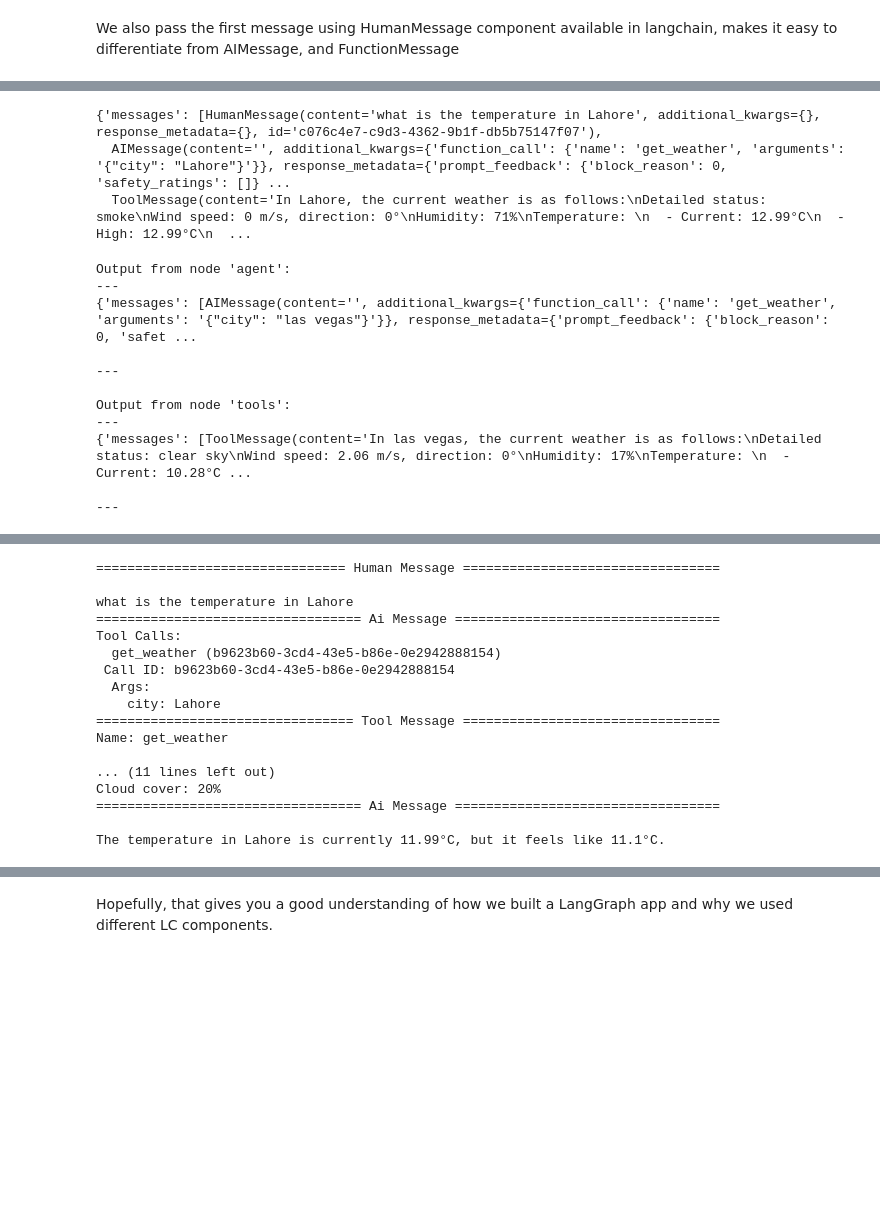
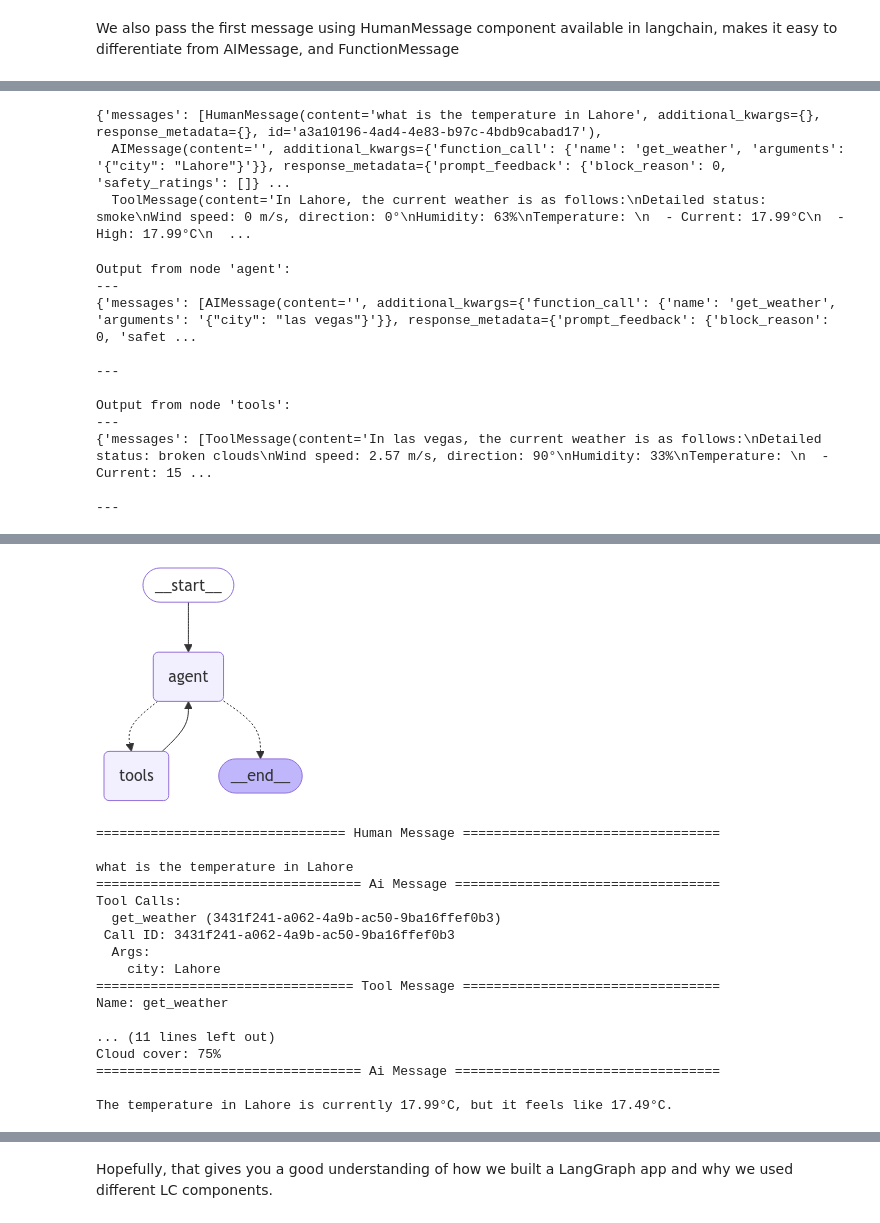
Before and after one commit to DevHammad0/agentic-ai-bootcamp, a Jupyter notebook: langgraph/Bootcamp_LangGraphLearning.ipynb, the cells around one changed output, grey strips where cells are left out. Drawn from its saved outputs; the diff is of its cells as text; code cells hidden in the pictures; blank space fills up the shorter version.

```diff
--- a/langgraph/Bootcamp_LangGraphLearning.ipynb
+++ b/langgraph/Bootcamp_LangGraphLearning.ipynb
@@ -560,6 +577,14 @@ class AgentState(TypedDict):
     messages: Annotated[list[AnyMessage], add_messages]
 # %% [markdown]
 Binding tool with agent (LLM Model) is made easy in langchain
+# %%
+# access environment variables
+
+from google.colab import userdata
+gemini_api_key = userdata.get('GEMINI_API_KEY')
+
+from google.colab import userdata
+openweathermap_api_key = userdata.get('OPENWEATHERMAP_API_KEY')
 # %%
 from langchain_google_genai import ChatGoogleGenerativeAI
 from langchain_community.utilities import OpenWeatherMapAPIWrapper
@@ -680,9 +705,9 @@ inputs = {"messages": [HumanMessage(content="what is the temperature in Lahore")
 # to_markdown(graph.invoke(inputs))
 graph.invoke(inputs)
 # %% [output]
-{'messages': [HumanMessage(content='what is the temperature in Lahore', additional_kwargs={}, response_metadata={}, id='c076c4e7-c9d3-4362-9b1f-db5b75147f07'),
+{'messages': [HumanMessage(content='what is the temperature in Lahore', additional_kwargs={}, response_metadata={}, id='a3a10196-4ad4-4e83-b97c-4bdb9cabad17'),
   AIMessage(content='', additional_kwargs={'function_call': {'name': 'get_weather', 'arguments': '{"city": "Lahore"}'}}, response_metadata={'prompt_feedback': {'block_reason': 0, 'safety_ratings': []} ...
-  ToolMessage(content='In Lahore, the current weather is as follows:\nDetailed status: smoke\nWind speed: 0 m/s, direction: 0°\nHumidity: 71%\nTemperature: \n  - Current: 12.99°C\n  - High: 12.99°C\n  ...
+  ToolMessage(content='In Lahore, the current weather is as follows:\nDetailed status: smoke\nWind speed: 0 m/s, direction: 0°\nHumidity: 63%\nTemperature: \n  - Current: 17.99°C\n  - High: 17.99°C\n  ...
 # %%
 inputs = {"messages": [HumanMessage(content="what is the temperature in las vegas")]}
 for output in graph.stream(inputs):
@@ -701,7 +726,7 @@ Output from node 'agent':
 
 Output from node 'tools':
 ---
-{'messages': [ToolMessage(content='In las vegas, the current weather is as follows:\nDetailed status: clear sky\nWind speed: 2.06 m/s, direction: 0°\nHumidity: 17%\nTemperature: \n  - Current: 10.28°C ...
+{'messages': [ToolMessage(content='In las vegas, the current weather is as follows:\nDetailed status: broken clouds\nWind speed: 2.57 m/s, direction: 90°\nHumidity: 33%\nTemperature: \n  - Current: 15 ...
 
 ---
 # %% [markdown]
@@ -735,46 +760,59 @@ This is the intuition behind [ReAct](https://react-lm.github.io/), a general age
 This [general purpose architecture](https://blog.langchain.dev/planning-for-agents/) can be applied to many types of tools.
 
 ![Screenshot 2024-08-21 at 12.45.43 PM.png](https://cdn.prod.website-files.com/65b8cd72835ceeacd4449a53/66dbac0b4a2c1e5e02f3e78b_agent2.png)
+# %%
+from typing import TypedDict, Annotated
+from langgraph.graph import MessagesState
+from langchain_core.messages import AnyMessage,AIMessage, HumanMessage, SystemMessage
+from langgraph.graph.message import add_messages
+
+
+# Define a custom TypedDict that includes a list of messages with add_messages reducer
+class AgentState(TypedDict):
+    messages: Annotated[list[AnyMessage], add_messages]
 # %%
 # from langgraph.graph import Graph, END
 
 # workflow = Graph()
 
 # Or you could import StateGraph and pass AgentState to it
-from langgraph.graph import StateGraph, END
+from langgraph.graph import StateGraph, END, START
 from langgraph.prebuilt import ToolNode, tools_condition
 from langgraph.graph.state import CompiledStateGraph
+from langgraph.checkpoint.memory import MemorySaver
 
 workflow = StateGraph(AgentState)
 
 tools = [get_weather]
 workflow.add_node("agent", function_1)
 workflow.add_node("tools", ToolNode(tools))
 
 # The conditional edge requires the following info below.
 # First, we define the start node. We use `agent`.
 # This means these are the edges taken after the `agent` node is called.
 # Next, we pass in the function that will determine which node is called next, in our case where_to_go().
 
 workflow.add_edge(START, 'agent')
 
 # We now add a conditional edge from `agent` to `tool`.
 workflow.add_conditional_edges(
                 "agent",
                 # If the latest message (result) from assistant is a tool call -> tools_condition routes to tools
                 # If the latest message (result) from assistant is a not a tool call -> tools_condition routes to END
                 tools_condition
                 )
 
 # We now add a normal edge from `tools` to `agent`.
 # This means that if `tool` is called, then it has to call the 'agent' next.
 workflow.add_edge('tools', "agent")
 
 # Basically, agent node has the option to call a tool node based on a condition,
 # whereas tool node must call the agent in all cases based on this setup.
 
-
-react_graph : CompiledStateGraph = workflow.compile()
+memory = MemorySaver()
+react_graph : CompiledStateGraph = workflow.compile(checkpointer=memory)
 
 # Show
 display(Image(react_graph.get_graph(xray=True).draw_mermaid_png()))
+# %% [output]
+[figure, added]
@@ -781,6 +822,6 @@ display(Image(react_graph.get_graph(xray=True).draw_mermaid_png()))
 # %%
-inputs = {"messages": [HumanMessage(content="what is the temperature in Lahore")]}
-response = react_graph.invoke(inputs)
+user_query = {"messages": [HumanMessage(content="what is the temperature in Lahore")]}
+response = react_graph.invoke(user_query, config)
 # to_markdown(response)
 
 for m in response["messages"]:
@@ -791,15 +832,15 @@ for m in response["messages"]:
 what is the temperature in Lahore
 ================================== Ai Message ==================================
 Tool Calls:
-  get_weather (b9623b60-3cd4-43e5-b86e-0e2942888154)
- Call ID: b9623b60-3cd4-43e5-b86e-0e2942888154
+  get_weather (3431f241-a062-4a9b-ac50-9ba16ffef0b3)
+ Call ID: 3431f241-a062-4a9b-ac50-9ba16ffef0b3
   Args:
     city: Lahore
 ================================= Tool Message =================================
 Name: get_weather
 
 ... (11 lines left out)
-Cloud cover: 20%
+Cloud cover: 75%
 ================================== Ai Message ==================================
 
-The temperature in Lahore is currently 11.99°C, but it feels like 11.1°C.
+The temperature in Lahore is currently 17.99°C, but it feels like 17.49°C.
```
Also changed, not shown: parts of 15 cells of this notebook.
